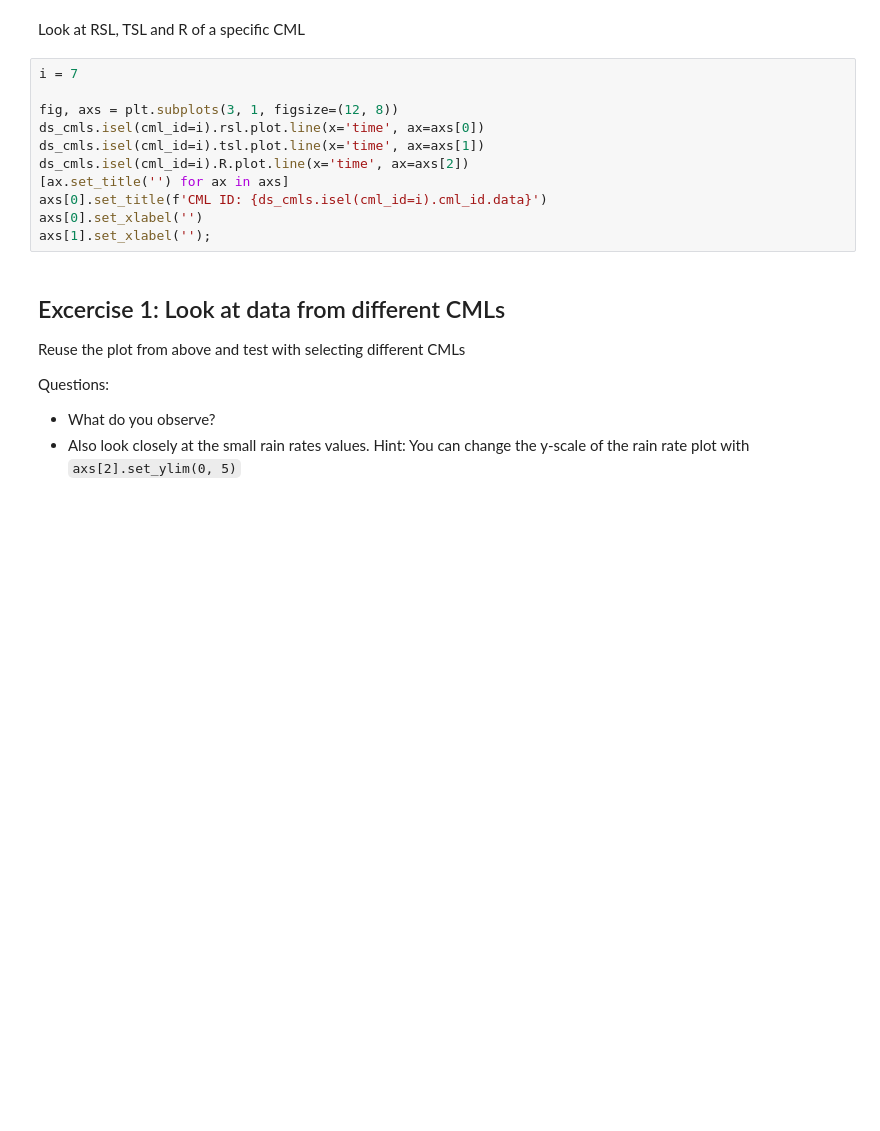
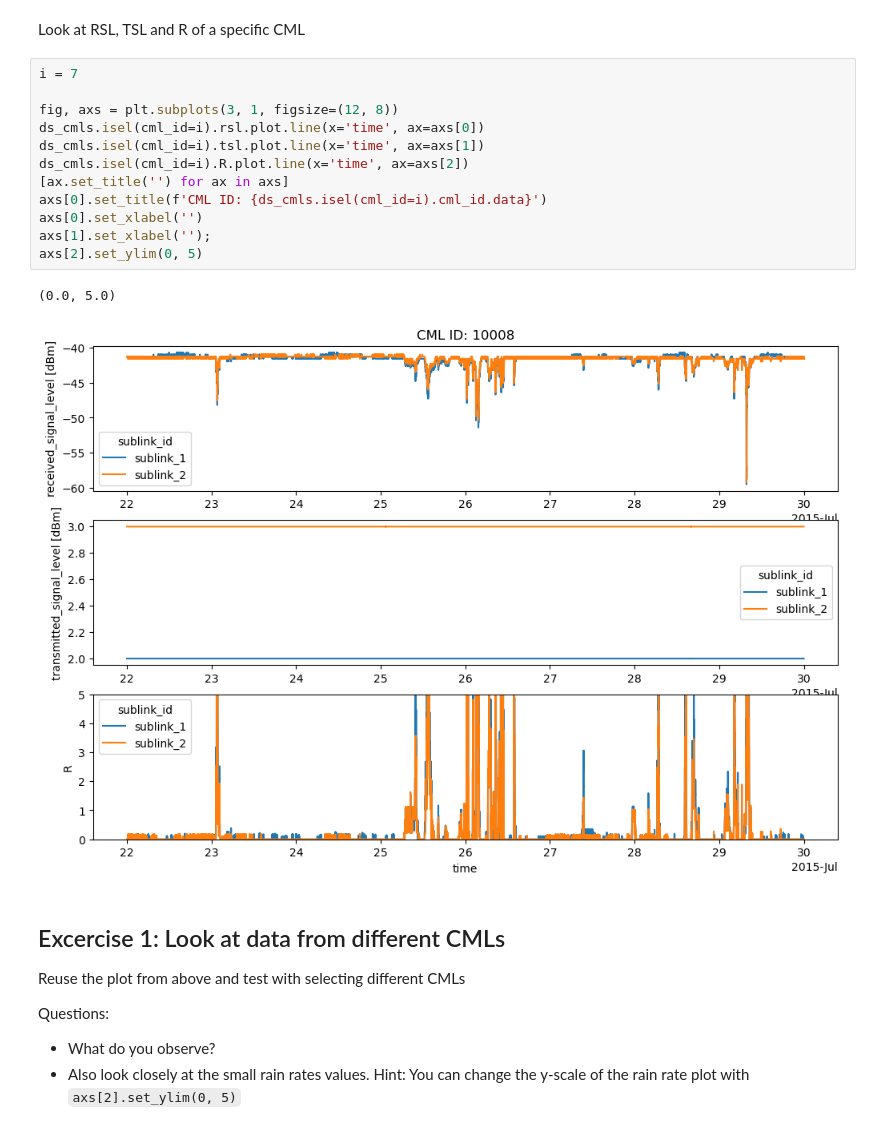
Before and after one commit to OpenSenseAction/PrePEP_short_course_OS, a Jupyter notebook: 1_poligrain_overview.ipynb, the cells around one changed output. Drawn from its saved outputs; the diff is of its cells as text; blank space fills up the shorter version.

```diff
--- a/1_poligrain_overview.ipynb
+++ b/1_poligrain_overview.ipynb
@@ -71,14 +134,18 @@ Look at RSL, TSL and R of a specific CML
 # %%
 i = 7
 
 fig, axs = plt.subplots(3, 1, figsize=(12, 8))
 ds_cmls.isel(cml_id=i).rsl.plot.line(x='time', ax=axs[0])
 ds_cmls.isel(cml_id=i).tsl.plot.line(x='time', ax=axs[1])
 ds_cmls.isel(cml_id=i).R.plot.line(x='time', ax=axs[2])
 [ax.set_title('') for ax in axs]
 axs[0].set_title(f'CML ID: {ds_cmls.isel(cml_id=i).cml_id.data}')
 axs[0].set_xlabel('')
 axs[1].set_xlabel('');
+axs[2].set_ylim(0, 5)
+# %% [output]
+(0.0, 5.0)
+[figure, added]
 # %% [markdown]
 ## Excercise 1: Look at data from different CMLs
 
```
Also changed, not shown: parts of 14 cells of this notebook.
